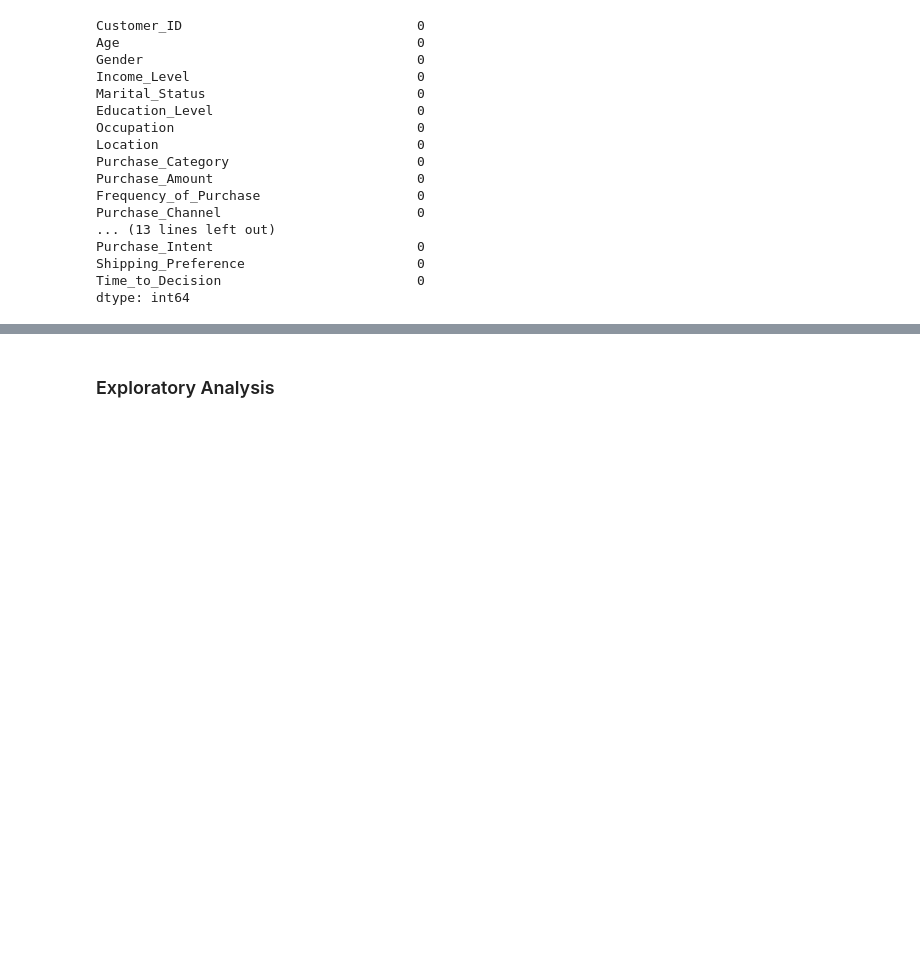
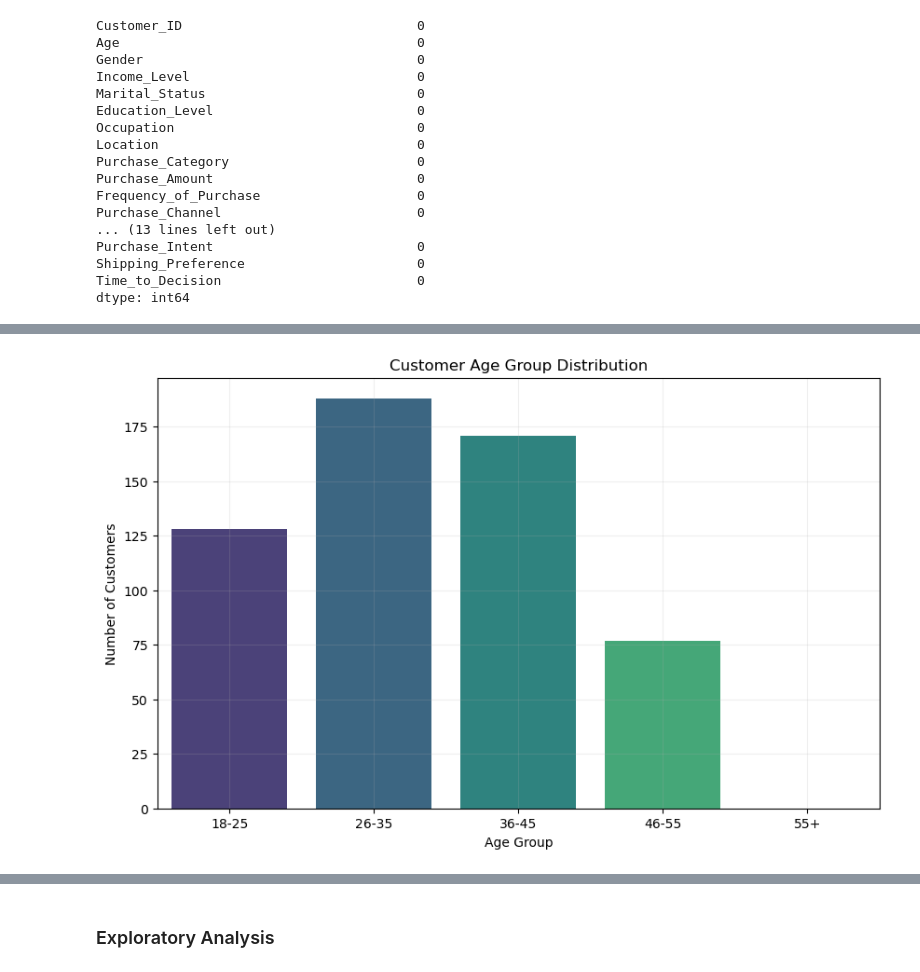
Before and after one commit to marianemcgrath/pfda, a Jupyter notebook: project/project_1.ipynb, the cells around one changed output, grey strips where cells are left out. Saved outputs shown, nothing was run; the diff lists cells and outputs as text; code cells hidden in the pictures; blank space fills up the shorter version.

```diff
--- a/project/project_1.ipynb
+++ b/project/project_1.ipynb
@@ -152,0 +166,7 @@ dtype: int64
+# %%
+# First create Age_Group from Age column
+df['Age_Group'] = pd.cut(df['Age'], bins=[0, 25, 35, 45, 55, 100], labels=['18-25', '26-35', '36-45', '46-55', '55+'])
+
+# And now we'll plot the age group distribution
+age_group_counts = df['Age_Group'].value_counts().sort_index()
+age_group_counts
@@ -152,0 +181,11 @@ dtype: int64
+# %%
+# To vetter view out customer groups, let's plot the data above:
+plt.figure(figsize=(10,6))
+sns.barplot(x=age_group_counts.index, y=age_group_counts.values, palette='viridis', hue=age_group_counts.index, legend=False)
+plt.title('Customer Age Group Distribution')
+plt.xlabel('Age Group')
+plt.ylabel('Number of Customers')
+plt.grid(alpha=0.2)
+plt.show()
+# %% [output]
+[figure, added]
```
Also changed, not shown: parts of 23 cells of this notebook, 1 other file.
